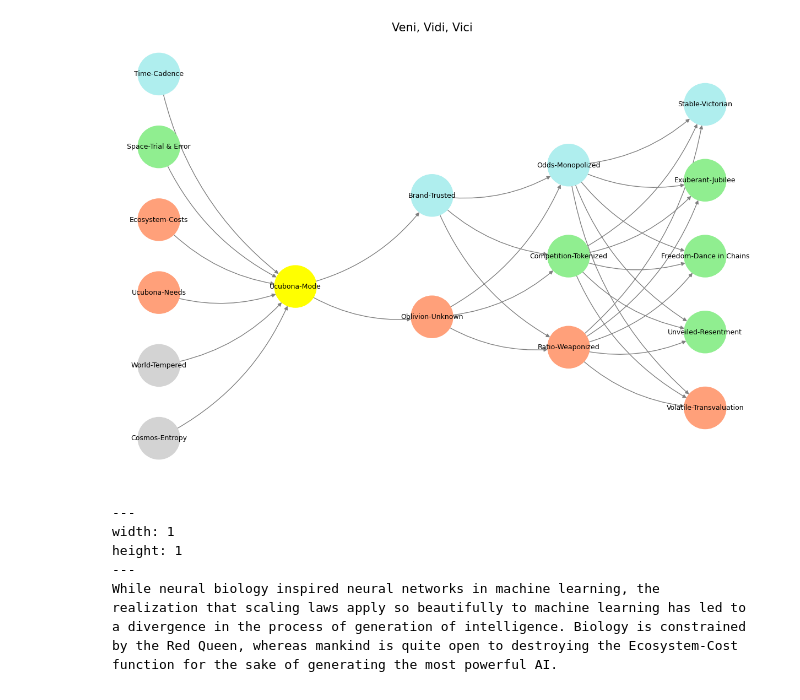
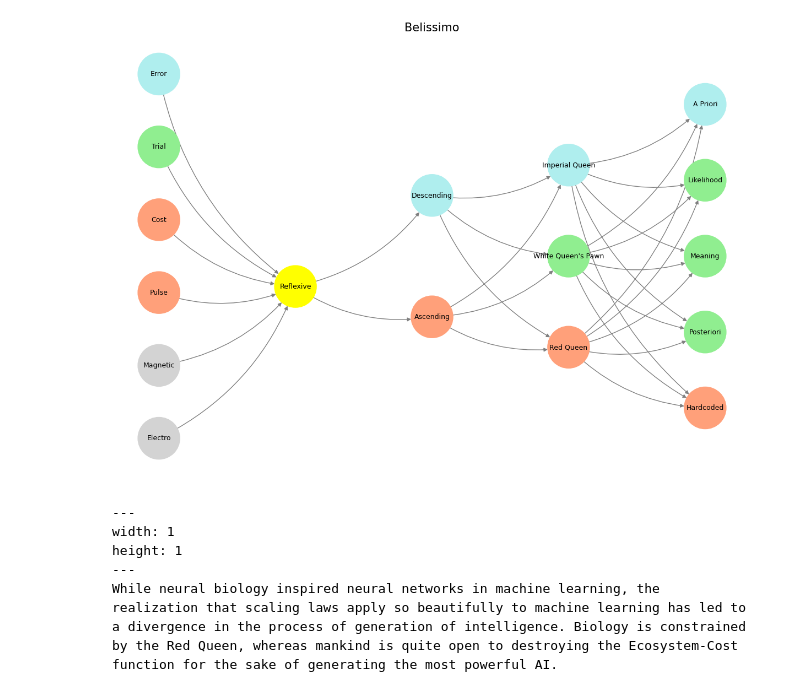
Before and after one commit to abikesa/palate, a Jupyter notebook: kitabo/ensi/_build/jupyter_execute/act3/part3/part3_1.ipynb, the cells around one changed output. Cells and saved outputs as stored; diff of their text form; code cells hidden in the pictures.

````diff
--- a/kitabo/ensi/_build/jupyter_execute/act3/part3/part3_1.ipynb
+++ b/kitabo/ensi/_build/jupyter_execute/act3/part3/part3_1.ipynb
@@ -40,22 +40,22 @@ import networkx as nx
 # Define the neural network fractal
 def define_layers():
     return {
-        'World': ['Cosmos-Entropy', 'World-Tempered', 'Ucubona-Needs', 'Ecosystem-Costs', 'Space-Trial & Error', 'Time-Cadence', ], # Veni; 95/5
-        'Mode': ['Ucubona-Mode'], # Vidi; 80/20
-        'Agent': ['Oblivion-Unknown', 'Brand-Trusted'], # Vici; Veni; 51/49
-        'Space': ['Ratio-Weaponized', 'Competition-Tokenized', 'Odds-Monopolized'], # Vidi; 20/80
-        'Time': ['Volatile-Transvaluation', 'Unveiled-Resentment',  'Freedom-Dance in Chains', 'Exuberant-Jubilee', 'Stable-Victorian'] # Vici; 5/95
+        'World': ['Electro', 'Magnetic', 'Pulse', 'Cost', 'Trial', 'Error', ], # Veni; 95/5
+        'Mode': ['Reflexive'], # Vidi; 80/20
+        'Agent': ['Ascending', 'Descending'], # Vici; Veni; 51/49
+        'Space': ['Red Queen', "White Queen's Pawn", 'Imperial Queen'], # Vidi; 20/80
+        'Time': ['Hardcoded', 'Posteriori',  'Meaning', 'Likelihood', 'A Priori'] # Vici; 5/95
     }
 
 # Assign colors to nodes
 def assign_colors():
     color_map = {
-        'yellow': ['Ucubona-Mode'],
-        'paleturquoise': ['Time-Cadence', 'Brand-Trusted', 'Odds-Monopolized', 'Stable-Victorian'],
-        'lightgreen': ['Space-Trial & Error', 'Competition-Tokenized', 'Exuberant-Jubilee', 'Freedom-Dance in Chains', 'Unveiled-Resentment'],
+        'yellow': ['Reflexive'],
+        'paleturquoise': ['Error', 'Descending', 'Imperial Queen', 'A Priori'],
+        'lightgreen': ['Trial', "White Queen's Pawn", 'Likelihood', 'Meaning', 'Posteriori'],
         'lightsalmon': [
-            'Ucubona-Needs', 'Ecosystem-Costs', 'Oblivion-Unknown',
-            'Ratio-Weaponized', 'Volatile-Transvaluation'
+            'Pulse', 'Cost', 'Ascending',
+            'Red Queen', 'Hardcoded'
         ],
     }
     return {node: color for color, nodes in color_map.items() for node in nodes}
@@ -73,35 +73,35 @@ def visualize_nn():
     pos = {}
     node_colors = []
 
     # Add nodes and assign positions
     for i, (layer_name, nodes) in enumerate(layers.items()):
         positions = calculate_positions(nodes, x_offset=i * 2)
         for node, position in zip(nodes, positions):
             G.add_node(node, layer=layer_name)
             pos[node] = position
             node_colors.append(colors.get(node, 'lightgray'))
 
     # Add edges (automated for consecutive layers)
     layer_names = list(layers.keys())
     for i in range(len(layer_names) - 1):
         source_layer, target_layer = layer_names[i], layer_names[i + 1]
         for source in layers[source_layer]:
             for target in layers[target_layer]:
                 G.add_edge(source, target)
 
     # Draw the graph
     plt.figure(figsize=(12, 8))
     nx.draw(
         G, pos, with_labels=True, node_color=node_colors, edge_color='gray',
         node_size=3000, font_size=9, connectionstyle="arc3,rad=0.2"
     )
-    plt.title("Veni, Vidi, Vici", fontsize=15)
+    plt.title("Belissimo", fontsize=15)
     plt.show()
 
 # Run the visualization
 visualize_nn()
 # %% [output]
-[figure, old version]
+[figure, new version]
 # %% [markdown]
 ```{figure} ../../figures/blanche.*
 ---
````
Also changed, not shown: 25 other files.
